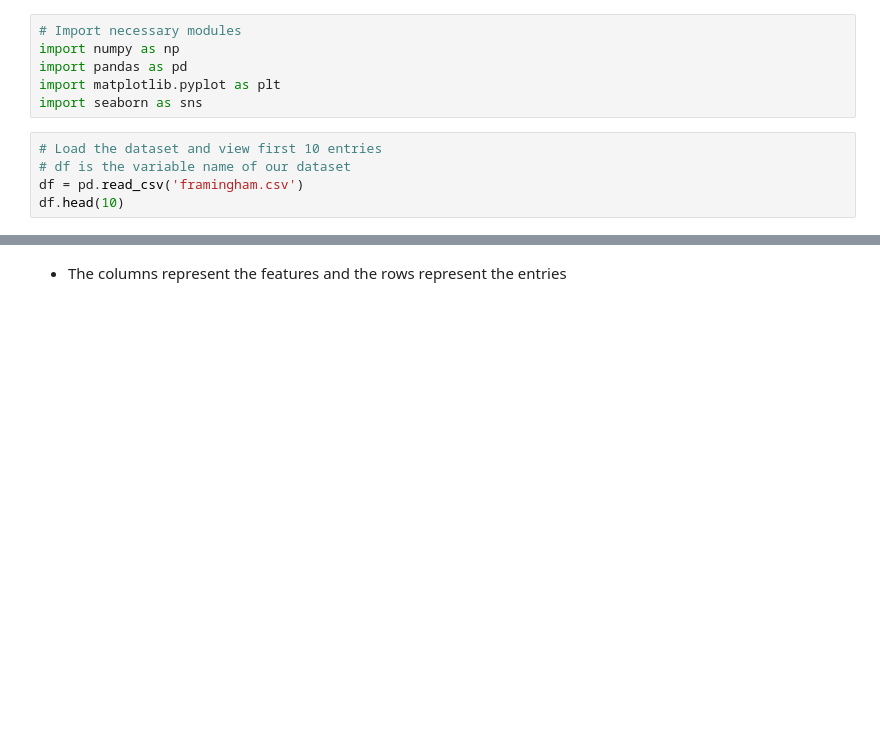
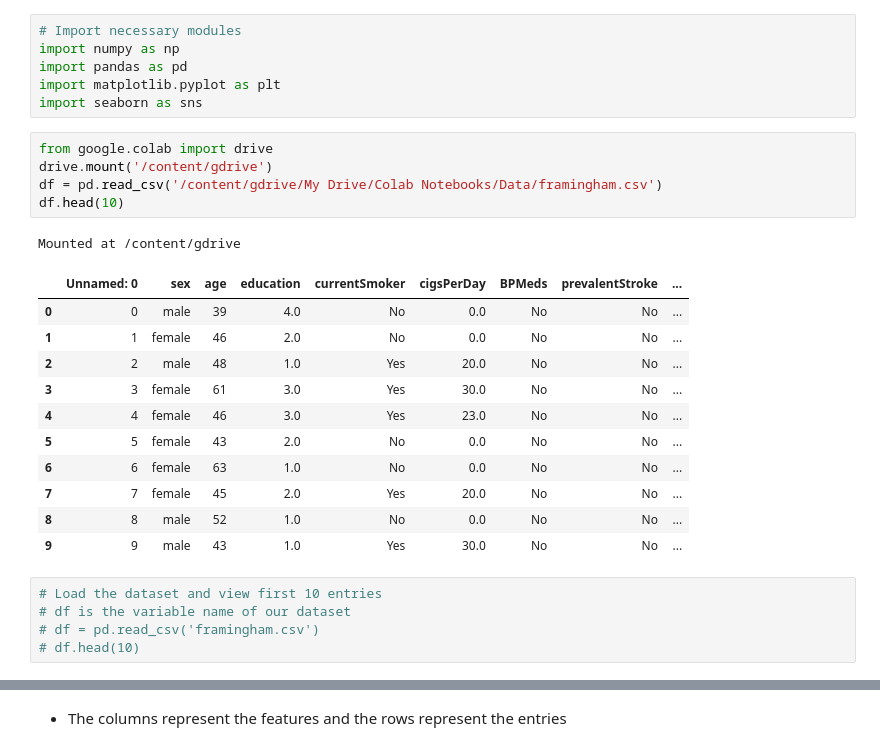
Before and after one commit to joanalawer/Capstone-Project, a Jupyter notebook: EDA.ipynb, the cells around one changed output, grey strips where cells are left out. Saved outputs shown, nothing was run; the diff lists cells and outputs as text; blank space fills up the shorter version.

```diff
--- a/EDA.ipynb
+++ b/EDA.ipynb
@@ -12,11 +14,29 @@ import numpy as np
 import pandas as pd
 import matplotlib.pyplot as plt
 import seaborn as sns
+# %%
+from google.colab import drive
+drive.mount('/content/gdrive')
+df = pd.read_csv('/content/gdrive/My Drive/Colab Notebooks/Data/framingham.csv')
+df.head(10)
+# %% [output]
+Mounted at /content/gdrive
+|  | Unnamed: 0 | sex | age | education | currentSmoker | cigsPerDay | BPMeds | prevalentStroke | ... |
+| 0 | 0 | male | 39 | 4.0 | No | 0.0 | No | No | ... |
+| 1 | 1 | female | 46 | 2.0 | No | 0.0 | No | No | ... |
+| 2 | 2 | male | 48 | 1.0 | Yes | 20.0 | No | No | ... |
+| 3 | 3 | female | 61 | 3.0 | Yes | 30.0 | No | No | ... |
+| 4 | 4 | female | 46 | 3.0 | Yes | 23.0 | No | No | ... |
+| 5 | 5 | female | 43 | 2.0 | No | 0.0 | No | No | ... |
+| 6 | 6 | female | 63 | 1.0 | No | 0.0 | No | No | ... |
+| 7 | 7 | female | 45 | 2.0 | Yes | 20.0 | No | No | ... |
+| 8 | 8 | male | 52 | 1.0 | No | 0.0 | No | No | ... |
+| 9 | 9 | male | 43 | 1.0 | Yes | 30.0 | No | No | ... |
 # %%
 # Load the dataset and view first 10 entries
 # df is the variable name of our dataset
-df = pd.read_csv('framingham.csv')
-df.head(10)
+# df = pd.read_csv('framingham.csv')
+# df.head(10)
 # %%
 # View shape of dataset (number of rows and columns)
 # df.shape
```
Also changed, not shown: parts of 5 cells of this notebook.
